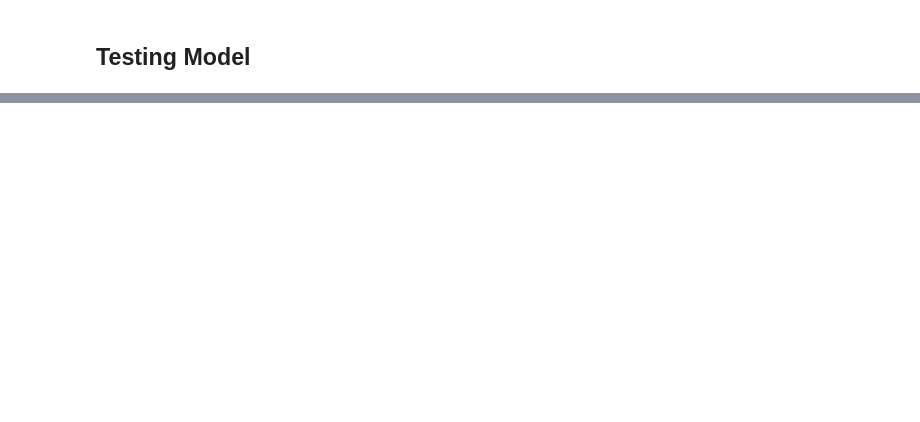
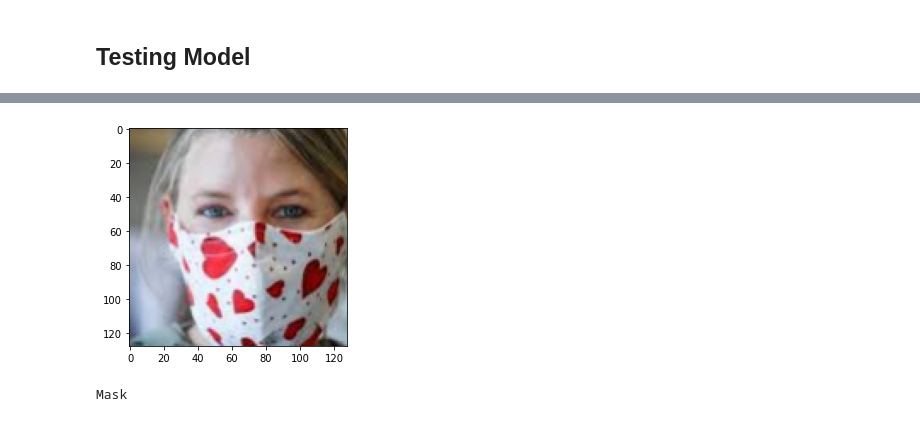
Before and after one commit to Karimashraf01/Face-Mask-Detection-using-MobilenetV2, a Jupyter notebook: Training And Validation.ipynb, the cells around one changed output, grey strips where cells are left out. Saved outputs shown, nothing was run; the diff lists cells and outputs as text; code cells hidden in the pictures; blank space fills up the shorter version.

Commit message:
adding test

```diff
--- a/Training And Validation.ipynb
+++ b/Training And Validation.ipynb
@@ -109,11 +116,12 @@ model.evaluate_generator(test_generator)
 # %%
 import cv2
 import matplotlib.pyplot as plt
 import numpy as np
 sample_mask_img = cv2.imread(test_dir+r'\Withmask\190.png')
 sample_mask_img = cv2.resize(sample_mask_img,(128,128))
-plt.figure(figsize=(1,1))
-x=cv2.cvtColor(sample_mask_img, cv2.COLOR_BGR2RGB)
-plt.imshow(x)
+test_img=cv2.cvtColor(sample_mask_img, cv2.COLOR_BGR2RGB)
+plt.imshow(test_img)
 sample_mask_img = np.reshape(sample_mask_img,[1,128,128,3])
 sample_mask_img = sample_mask_img/255.0
+# %% [output]
+[figure, added]
@@ -121,0 +128,8 @@ model.predict(sample_mask_img)
+# %%
+prediction=model.predict(sample_mask_img)
+if prediction[0,0]>prediction[0,1]:
+    print ("Mask")
+else:
+    print("No Mask")
+# %% [output]
+Mask
```
Also changed, not shown: parts of 4 cells of this notebook.
